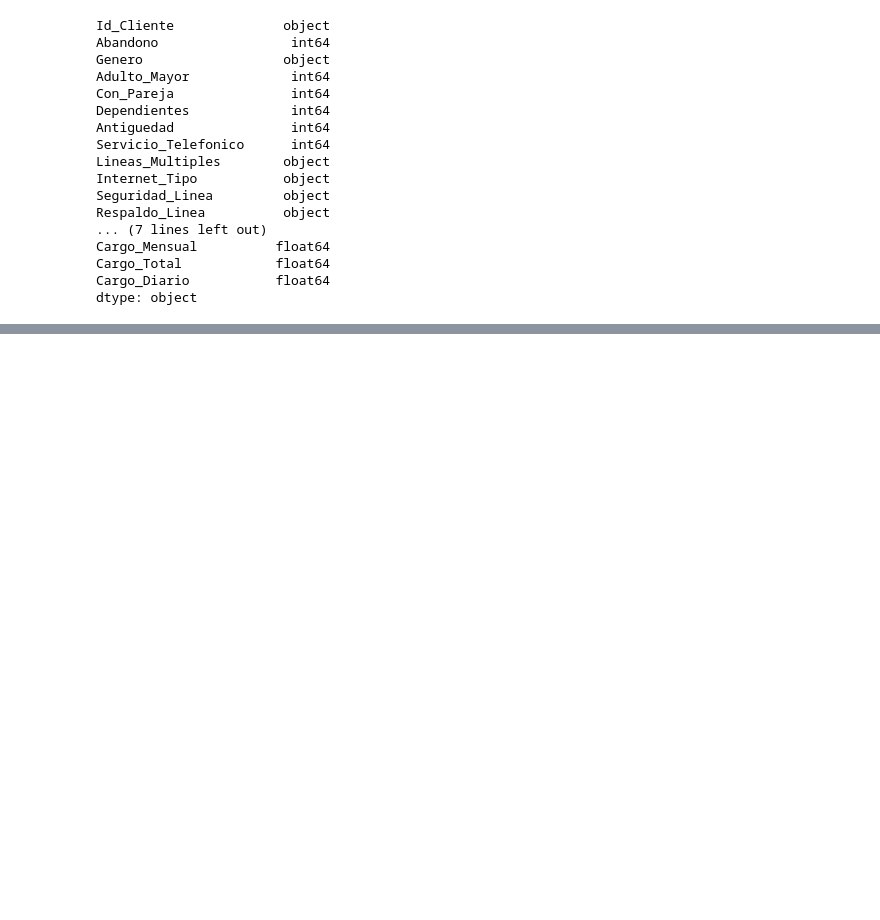
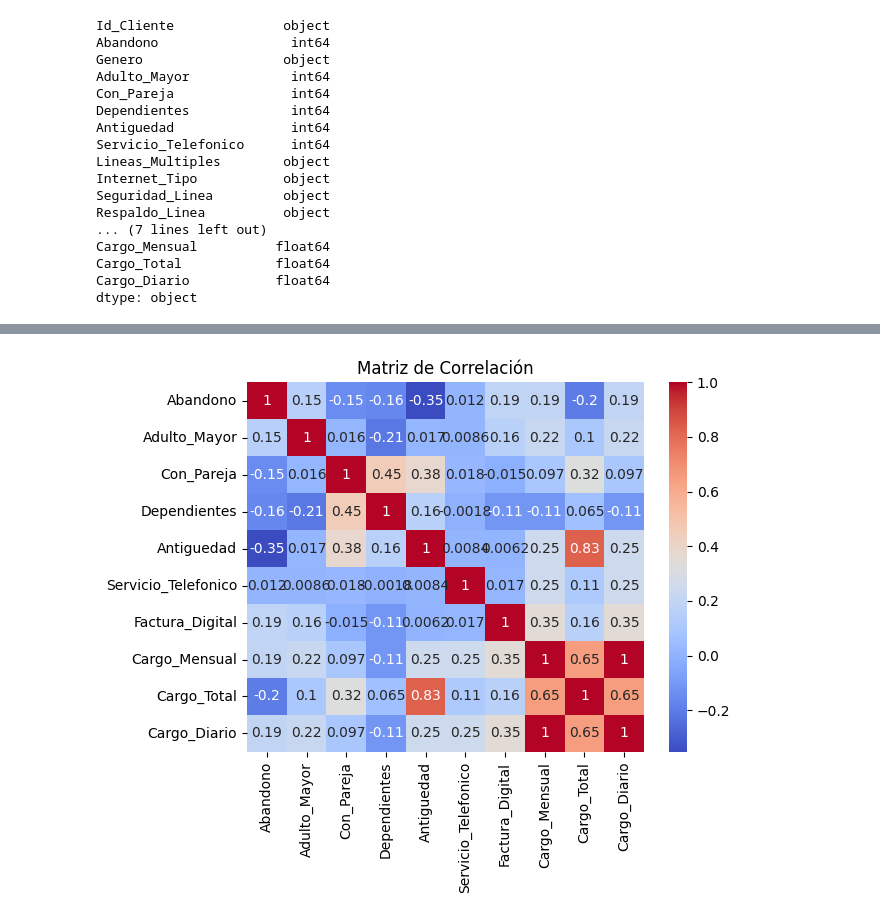
Before and after one commit to DevMagnov/Challenge_TelecomX_M-Huaromo, a Jupyter notebook: TelecomX_LATAM.ipynb, the cells around one changed output, grey strips where cells are left out. Drawn from its saved outputs; the diff is of its cells as text; code cells hidden in the pictures; blank space fills up the shorter version.

```diff
--- a/TelecomX_LATAM.ipynb
+++ b/TelecomX_LATAM.ipynb
@@ -449,0 +456,5 @@ dtype: object
+# %%
+# Separamos las variables numéricas
+
+columnas_numericas = datos_analisis.select_dtypes(include=['int64', 'float64']).columns.to_list()
+columnas_numericas
@@ -449,0 +513,8 @@ dtype: object
+# %%
+# Mapa de calor de correlación
+
+sns.heatmap(datos_analisis[columnas_numericas].corr(), annot=True, cmap='coolwarm')
+plt.title('Matriz de Correlación')
+plt.show()
+# %% [output]
+[figure, added]
```
Also changed, not shown: parts of 20 cells of this notebook.
